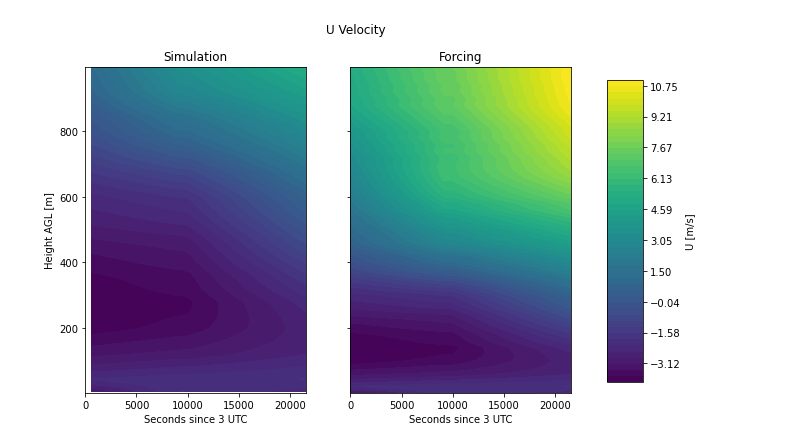
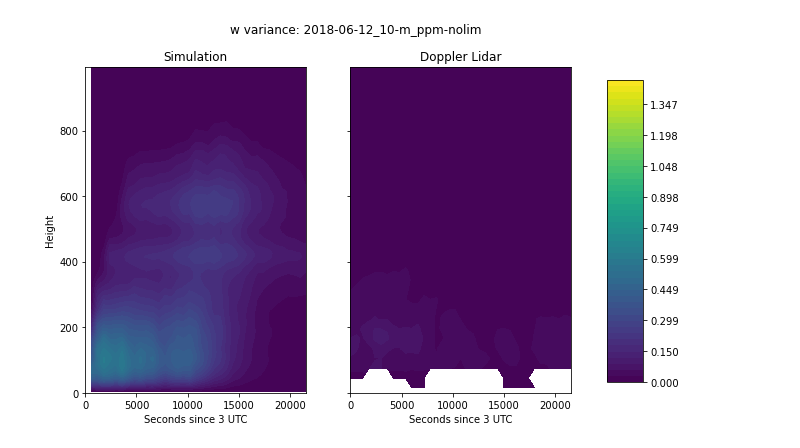
Before and after one commit to joejoeyjoseph/awaken-code, a Jupyter notebook: eagle/02_plot_amrwind.ipynb, the cells around one changed output. Saved outputs shown, nothing was run; the diff lists cells and outputs as text; code cells hidden in the pictures.

```diff
--- a/eagle/02_plot_amrwind.ipynb
+++ b/eagle/02_plot_amrwind.ipynb
@@ -36,20 +59,0 @@ forcing = nc.Dataset(maindir+'forcing_20180612_raj.nc')
-# %%
-if nc_file_num == 1:
-    sim_height = xprof['h'].values
-else:
-    sim_height = xprof['h'].values[0,:]
-print(sim_height.shape)
-print(sim_height)
-sim_time = np.round(xtime['time'].values)
-print(sim_time.shape)
-print(sim_time)
-
-forcing_height = forcing['heights'][:]
-forcing_time = forcing['times'][:]
-n_fh = len(forcing_height)
-n_ft = len(forcing_time)
-# or n_fh = forcing.dimensions['nheight'].size
-
-forcing_momu = np.reshape(forcing['wrf_momentum_u'][:], (n_ft, n_fh))
-forcing_momv = np.reshape(forcing['wrf_momentum_v'][:], (n_ft, n_fh))
-forcing_temp = np.reshape(forcing['wrf_temperature'][:], (n_ft, n_fh))
@@ -114,27 +147,27 @@ plt.show()
 # %%
 fig, ax = plt.subplots(figsize=(10,6),ncols=2,sharey=True,sharex=True)
 
-contour_min = np.min([xprof['u'].values.min(), forcing_momu.min()])
-contour_max = np.max([xprof['u'].values.max(), forcing_momu.max()])
+contour_min = np.min([sim_prof['w\'w\'_r'].values.min(), wvar.min()])
+contour_max = np.max([sim_prof['w\'w\'_r'].values.max(), wvar.max()])
 
-im = ax[0].contourf(sim_time, sim_height, xprof['u'].values.T,
-                    levels=np.linspace(contour_min, contour_max))
-ax[1].contourf(forcing_time, forcing_height, forcing_momu.T,
-               levels=np.linspace(contour_min, contour_max))
+im = ax[0].contourf(sim_time, sim_height, sim_prof['w\'w\'_r'][:,:].T,
+                    levels=np.linspace(contour_min ,contour_max))
+ax[1].contourf(wstat.variables['time'][:]-start_time*3600, wstat.variables['height'][:],
+               wvar[:,:].T, levels=np.linspace(contour_min, contour_max))
 
 plt.xlim(0, sim_time.max())
+plt.ylim(0, sim_height.max())
+
 fig.subplots_adjust(right=0.8)
 cbar_ax = fig.add_axes([0.85, 0.15, 0.05, 0.7])
-fig.colorbar(im, cax=cbar_ax, label='U [m/s]')
-plt.suptitle('U Velocity')
-
+fig.colorbar(im, cax=cbar_ax)
+ax[0].set_ylabel('Height')
 ax[0].set_xlabel('Seconds since '+str(start_time)+' UTC')
 ax[1].set_xlabel('Seconds since '+str(start_time)+' UTC')
-ax[0].set_ylabel('Height AGL [m]')
-
 ax[0].set_title('Simulation')
-ax[1].set_title('Forcing')
+ax[1].set_title('Doppler Lidar')
+plt.suptitle('w variance: '+sim_name)
 
 plt.show()
 # %% [output]
-[figure, old version]
+[figure, new version]
```
Also changed, not shown: parts of 15 cells of this notebook.
